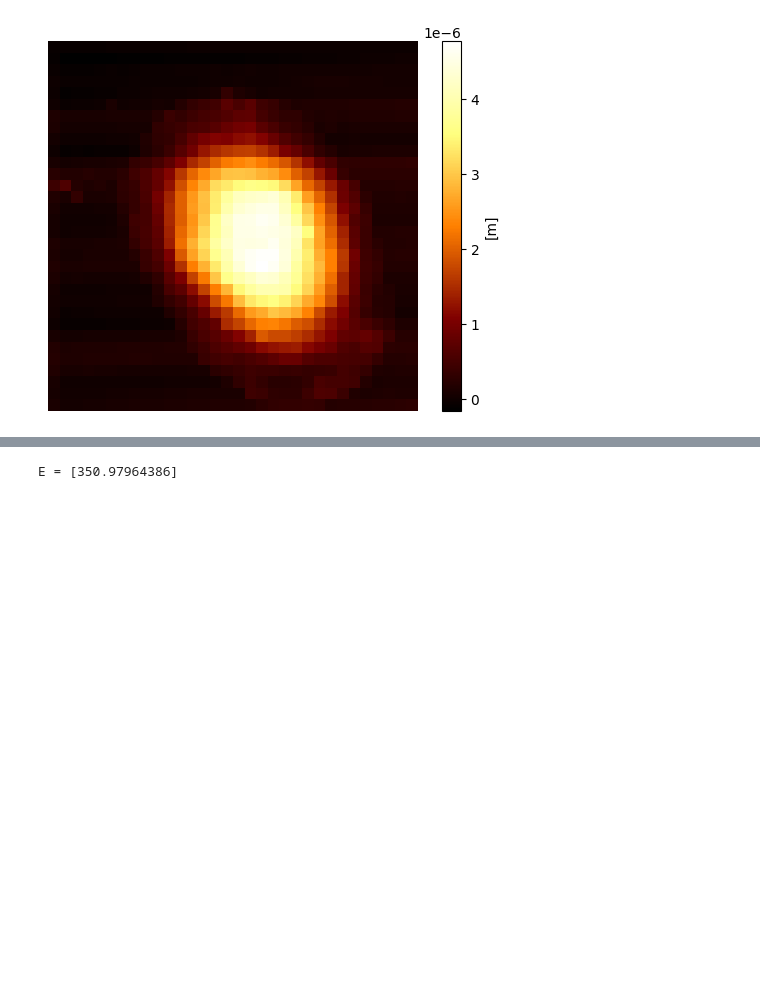
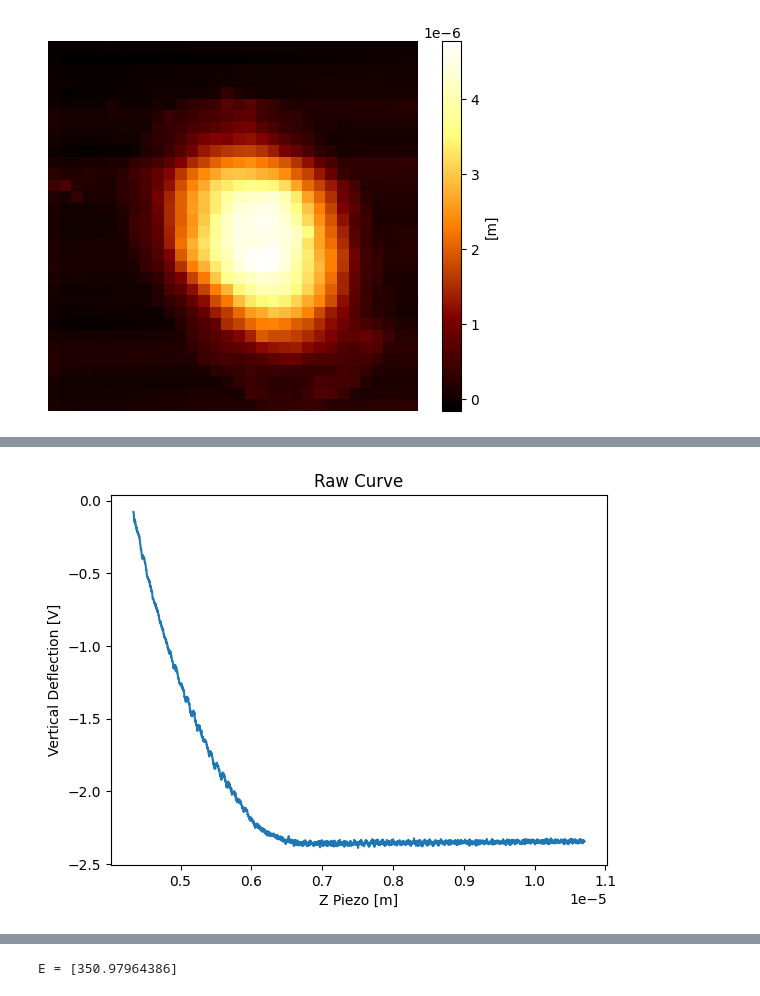
Before and after one commit to mcanoibec/mechanical_tool, a Jupyter notebook: main.ipynb, the cells around one changed output, grey strips where cells are left out. Drawn from its saved outputs; the diff is of its cells as text; code cells hidden in the pictures; blank space fills up the shorter version.

```diff
--- a/main.ipynb
+++ b/main.ipynb
@@ -64,0 +79,16 @@ plt.show()
+# %%
+idx=496
+file_list = [f for f in listdir(path) if isfile(join(path, f))]
+curve_path=rf'{path}\{file_list[idx]}'
+
+# Create a curve object
+curve=mechanical_curve(filename=curve_path)
+
+plt.figure()
+plt.plot(curve.zpiezo, curve.vdef)
+plt.xlabel('Z Piezo [m]')
+plt.ylabel('Vertical Deflection [V]')
+plt.title('Raw Curve')
+plt.show()
+# %% [output]
+[figure, added]
```
Also changed, not shown: parts of 15 cells of this notebook, 3 other files.
